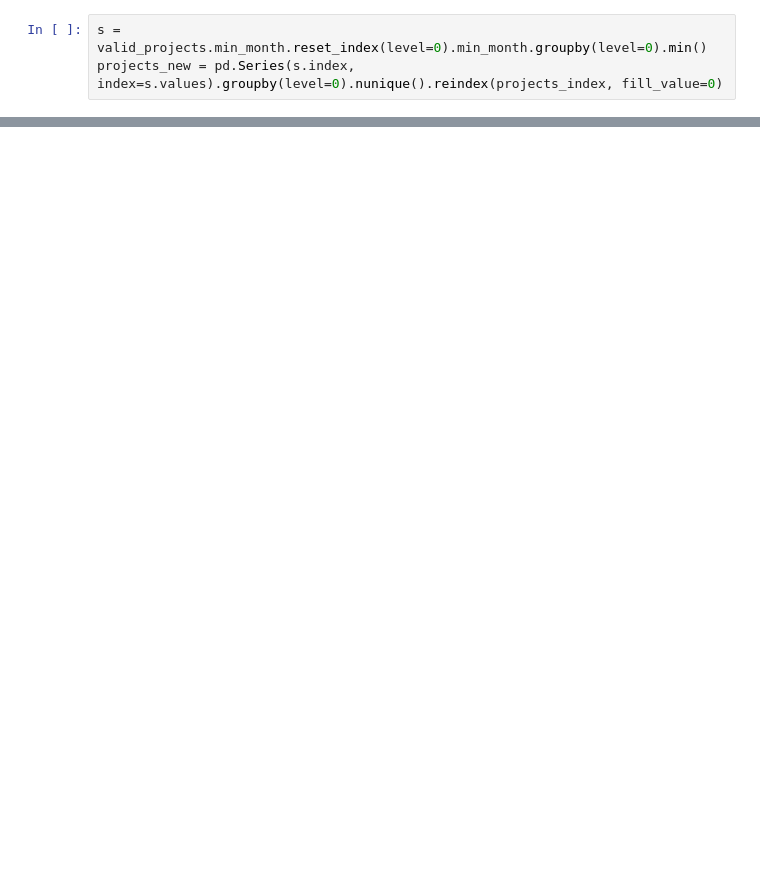
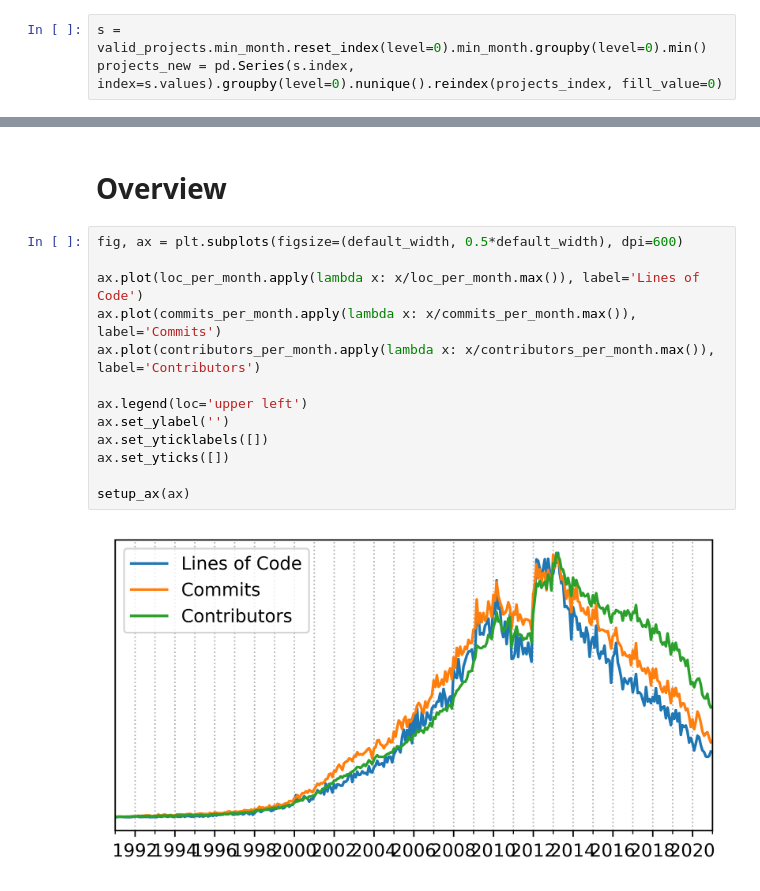
Before and after one commit to michaeldorner/quo-vadis-open-source, a Jupyter notebook: notebooks/03 Visualizing.ipynb, the cells around one changed output, grey strips where cells are left out. Drawn from its saved outputs; the diff is of its cells as text; blank space fills up the shorter version.

```diff
--- a/notebooks/03 Visualizing.ipynb
+++ b/notebooks/03 Visualizing.ipynb
@@ -257,0 +202,17 @@ plt.savefig('../reports/first_last_commit.pgf', bbox_inches='tight', pad_inches=
+# %% [markdown]
+# Overview
+# %%
+fig, ax = plt.subplots(figsize=(default_width, 0.5*default_width), dpi=600)
+
+ax.plot(loc_per_month.apply(lambda x: x/loc_per_month.max()), label='Lines of Code')
+ax.plot(commits_per_month.apply(lambda x: x/commits_per_month.max()), label='Commits')
+ax.plot(contributors_per_month.apply(lambda x: x/contributors_per_month.max()), label='Contributors')
+
+ax.legend(loc='upper left')
+ax.set_ylabel('')
+ax.set_yticklabels([])
+ax.set_yticks([])
+
+setup_ax(ax)
+# %% [output]
+[figure, added]
```
Also changed, not shown: parts of 14 cells of this notebook, 1 other file.
